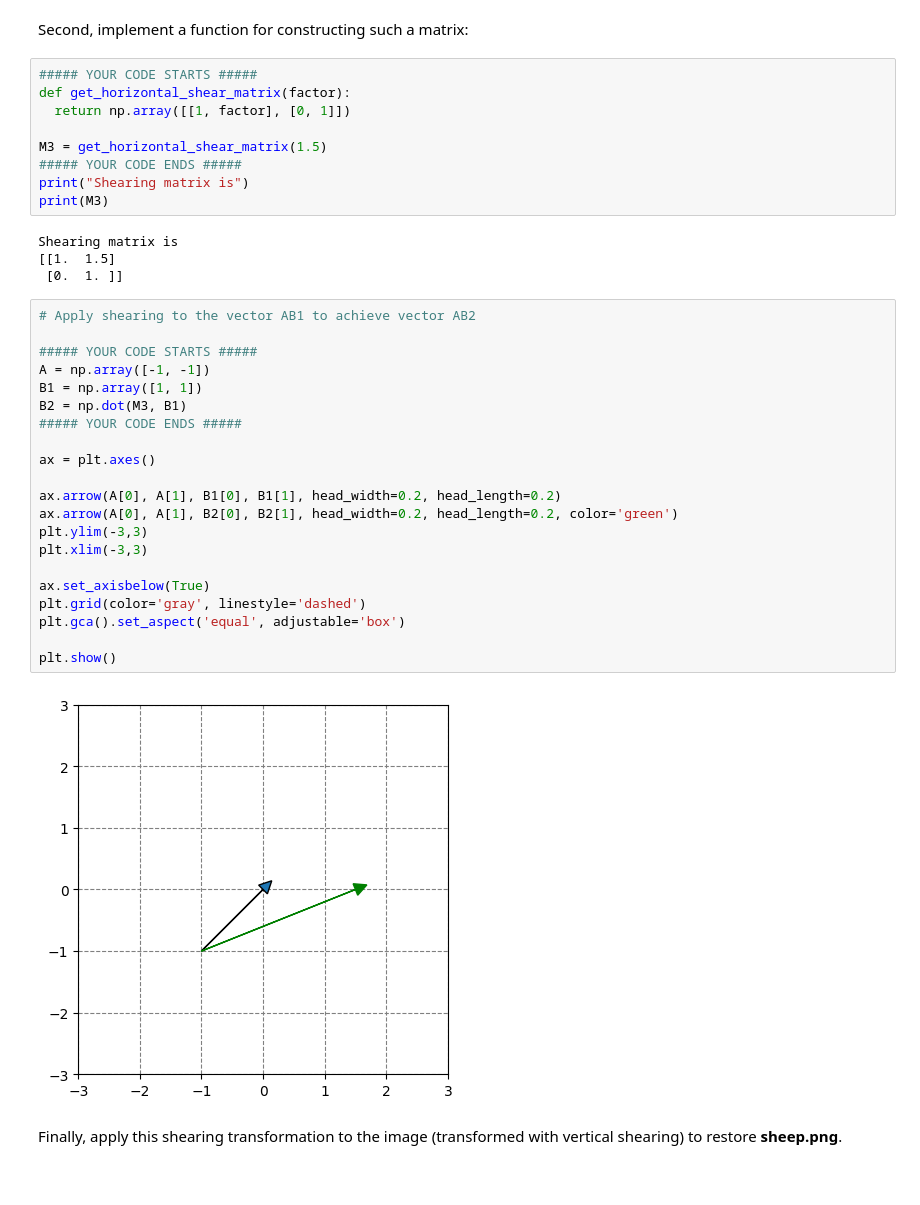
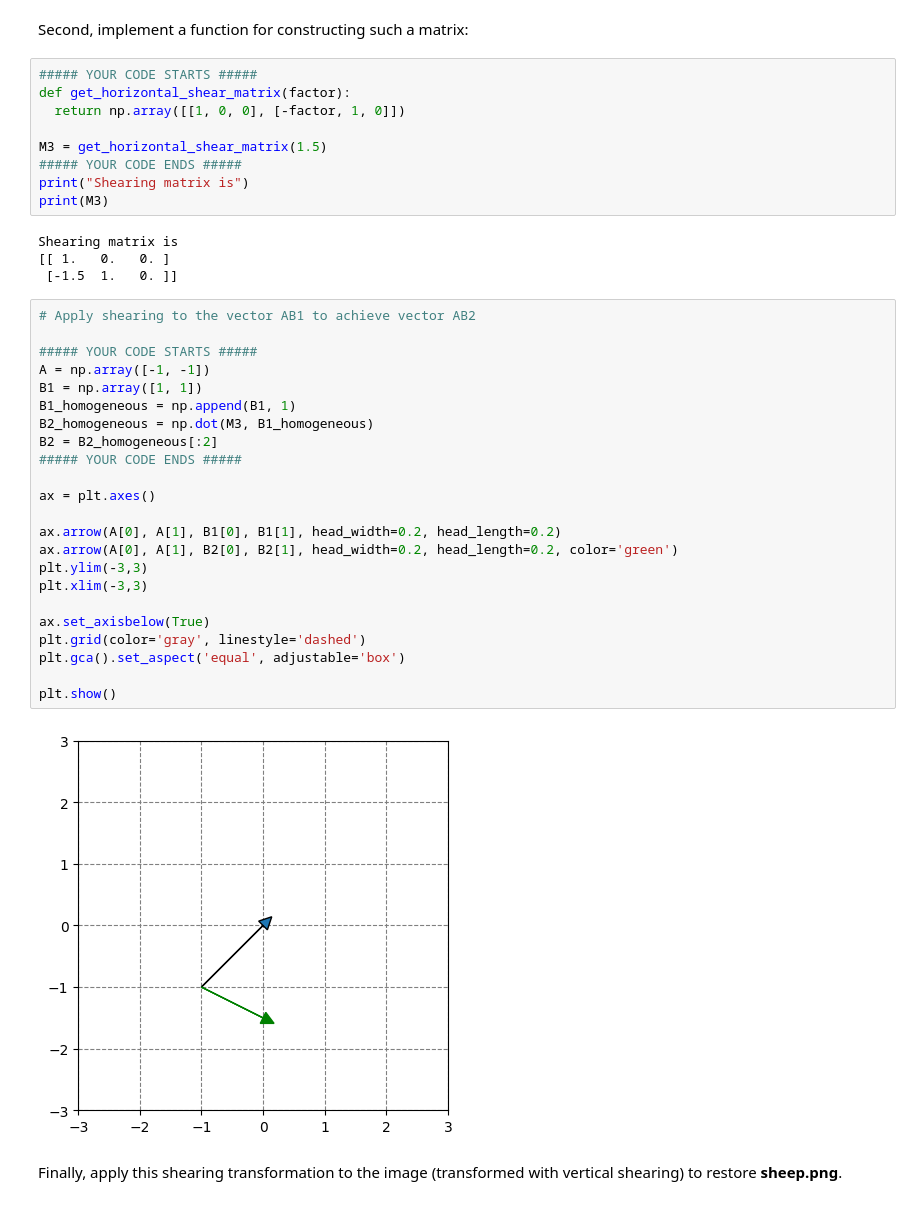
Before and after one commit to DanyaBykov/LA_Lab1, a Jupyter notebook: LA_Lab_1_template_2025.ipynb, the cells around one changed output. Cells and saved outputs as stored; diff of their text form.

```diff
--- a/LA_Lab_1_template_2025.ipynb
+++ b/LA_Lab_1_template_2025.ipynb
@@ -172,7 +172,7 @@ Second, implement a function for constructing such a matrix:
 # %%
 ##### YOUR CODE STARTS #####
 def get_horizontal_shear_matrix(factor):
-  return np.array([[1, factor], [0, 1]])
+  return np.array([[1, 0, 0], [-factor, 1, 0]])
 
 M3 = get_horizontal_shear_matrix(1.5)
 ##### YOUR CODE ENDS #####
@@ -180,31 +180,33 @@ print("Shearing matrix is")
 print(M3)
 # %% [output]
 Shearing matrix is
-[[1.  1.5]
- [0.  1. ]]
+[[ 1.   0.   0. ]
+ [-1.5  1.   0. ]]
 # %%
 # Apply shearing to the vector AB1 to achieve vector AB2
 
 ##### YOUR CODE STARTS #####
 A = np.array([-1, -1])
 B1 = np.array([1, 1])
-B2 = np.dot(M3, B1)
+B1_homogeneous = np.append(B1, 1)
+B2_homogeneous = np.dot(M3, B1_homogeneous)
+B2 = B2_homogeneous[:2]
 ##### YOUR CODE ENDS #####
 
 ax = plt.axes()
 
 ax.arrow(A[0], A[1], B1[0], B1[1], head_width=0.2, head_length=0.2)
 ax.arrow(A[0], A[1], B2[0], B2[1], head_width=0.2, head_length=0.2, color='green')
 plt.ylim(-3,3)
 plt.xlim(-3,3)
 
 ax.set_axisbelow(True)
 plt.grid(color='gray', linestyle='dashed')
 plt.gca().set_aspect('equal', adjustable='box')
 
 plt.show()
 # %% [output]
-[figure, old version]
+[figure, new version]
 # %% [markdown]
 Finally, apply this shearing transformation to the image (transformed with vertical shearing) to restore **sheep.png**.
 # %%
```
Also changed, not shown: parts of 21 cells of this notebook, 1 other file.
